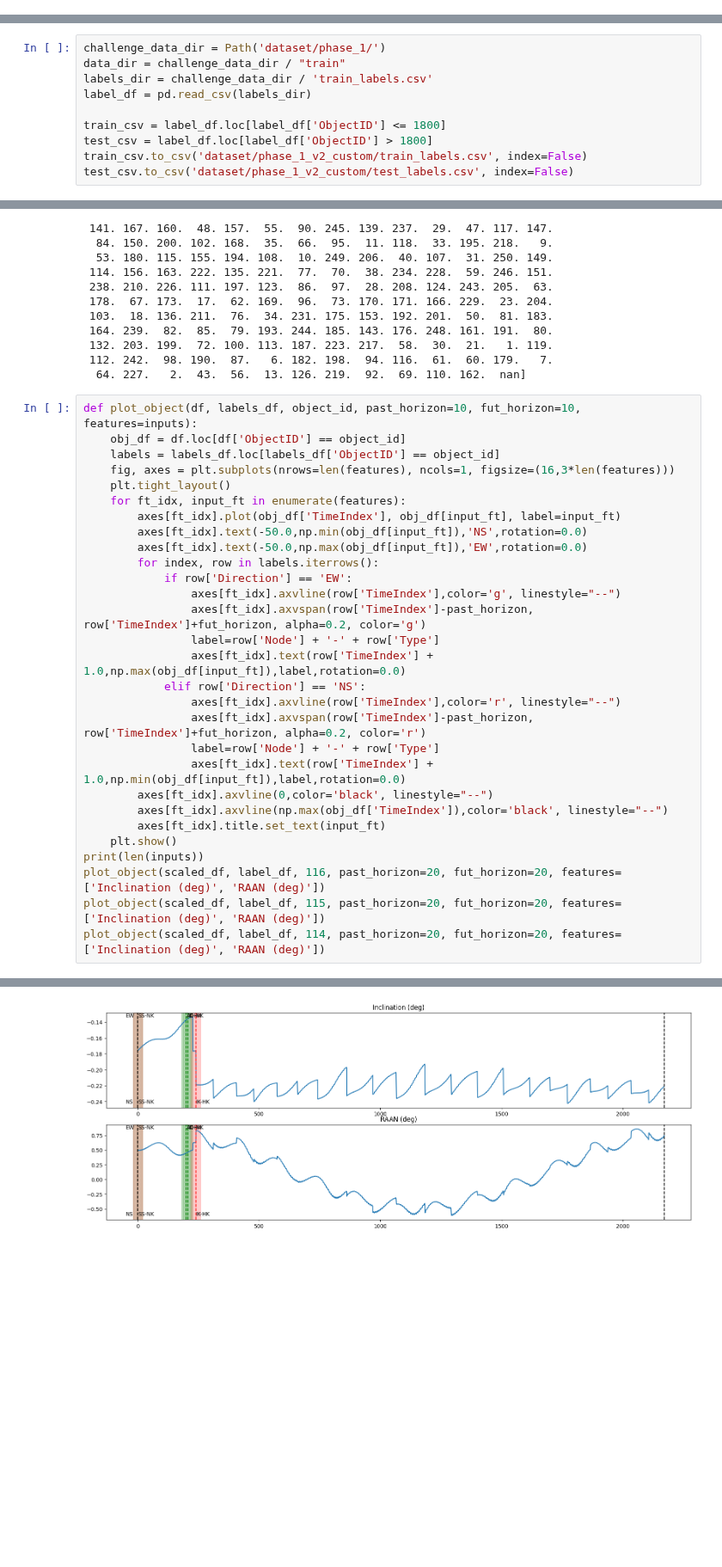
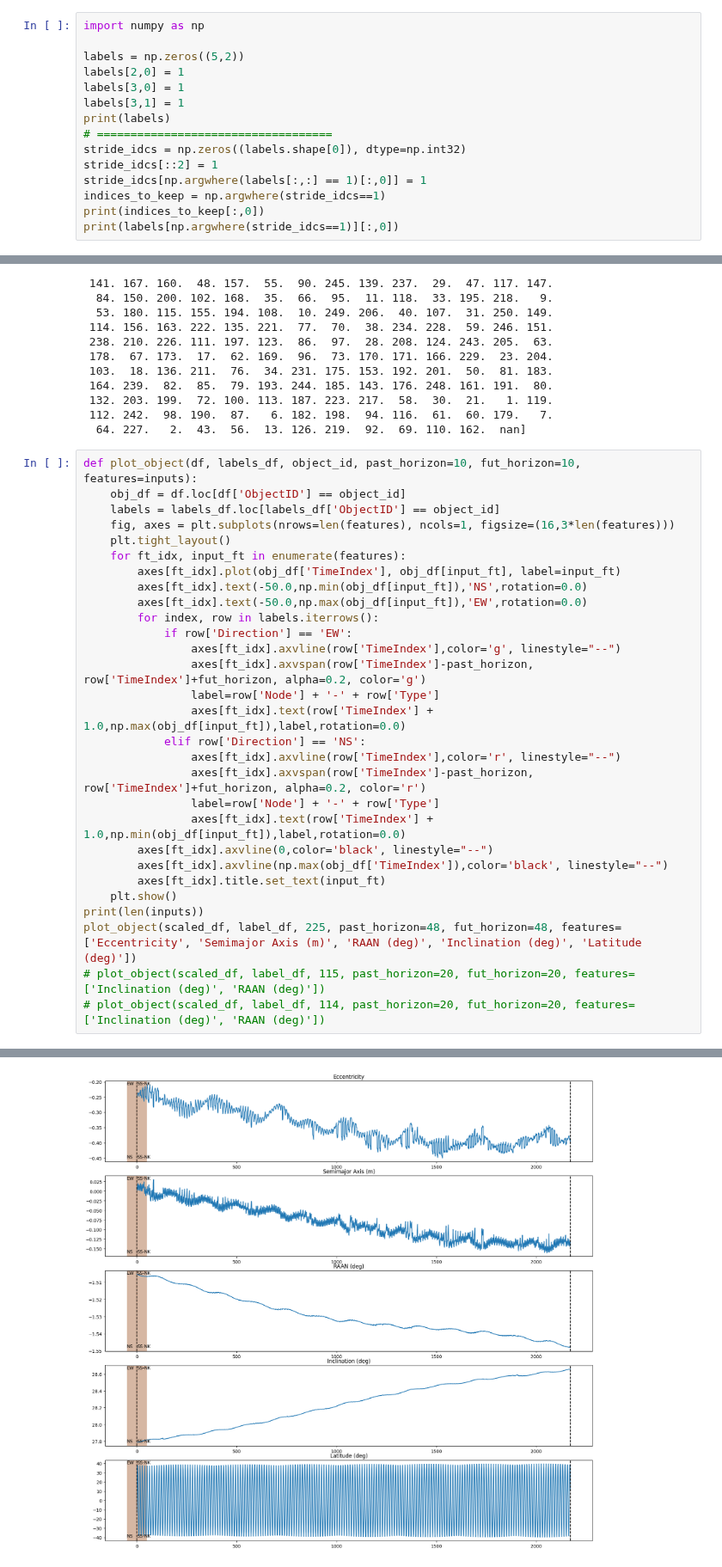
Before and after one commit to DavidBaldsiefen/splid-challenge, a Jupyter notebook: data_analysis.ipynb, the cells around one changed output, grey strips where cells are left out. Shown at 86% size. Saved outputs shown, nothing was run; the diff lists cells and outputs as text; blank space fills up the shorter version.

Commit message:
Various improvements to localizer, add keep-label-stride, update localizer sweeper

```diff
--- a/data_analysis.ipynb
+++ b/data_analysis.ipynb
@@ -21,0 +22,15 @@ To enable the following instructions: AVX2 FMA, in other operations, rebuild Ten
+# %%
+import numpy as np
+
+labels = np.zeros((5,2))
+labels[2,0] = 1
+labels[3,0] = 1
+labels[3,1] = 1
+print(labels)
+# ===================================
+stride_idcs = np.zeros((labels.shape[0]), dtype=np.int32)
+stride_idcs[::2] = 1
+stride_idcs[np.argwhere(labels[:,:] == 1)[:,0]] = 1
+indices_to_keep = np.argwhere(stride_idcs==1)
+print(indices_to_keep[:,0])
+print(labels[np.argwhere(stride_idcs==1)][:,0])
@@ -26,16 +52,6 @@ labels_dir = challenge_data_dir / 'train_labels.csv'
 
 split_dataframes = datahandler.load_and_prepare_dataframes(data_dir, labels_dir)
 label_df = pd.read_csv(labels_dir)
-# %%
-challenge_data_dir = Path('dataset/phase_1/')
-data_dir = challenge_data_dir / "train"
-labels_dir = challenge_data_dir / 'train_labels.csv'
-label_df = pd.read_csv(labels_dir)
-
-train_csv = label_df.loc[label_df['ObjectID'] <= 1800]
-test_csv = label_df.loc[label_df['ObjectID'] > 1800]
-train_csv.to_csv('dataset/phase_1_v2_custom/train_labels.csv', index=False)
-test_csv.to_csv('dataset/phase_1_v2_custom/test_labels.csv', index=False)
 # %%
 concatenated_dataframes = pd.concat(split_dataframes.values())
 # re-arrange columns
@@ -145,32 +161,32 @@ print(pd.unique(df['ObjectID']))
 # %%
 def plot_object(df, labels_df, object_id, past_horizon=10, fut_horizon=10, features=inputs):
     obj_df = df.loc[df['ObjectID'] == object_id]
     labels = labels_df.loc[labels_df['ObjectID'] == object_id]
     fig, axes = plt.subplots(nrows=len(features), ncols=1, figsize=(16,3*len(features)))
     plt.tight_layout()
     for ft_idx, input_ft in enumerate(features):
         axes[ft_idx].plot(obj_df['TimeIndex'], obj_df[input_ft], label=input_ft)
         axes[ft_idx].text(-50.0,np.min(obj_df[input_ft]),'NS',rotation=0.0)
         axes[ft_idx].text(-50.0,np.max(obj_df[input_ft]),'EW',rotation=0.0)
         for index, row in labels.iterrows():
             if row['Direction'] == 'EW':
                 axes[ft_idx].axvline(row['TimeIndex'],color='g', linestyle="--")
                 axes[ft_idx].axvspan(row['TimeIndex']-past_horizon, row['TimeIndex']+fut_horizon, alpha=0.2, color='g')
                 label=row['Node'] + '-' + row['Type']
                 axes[ft_idx].text(row['TimeIndex'] + 1.0,np.max(obj_df[input_ft]),label,rotation=0.0)
             elif row['Direction'] == 'NS':
                 axes[ft_idx].axvline(row['TimeIndex'],color='r', linestyle="--")
                 axes[ft_idx].axvspan(row['TimeIndex']-past_horizon, row['TimeIndex']+fut_horizon, alpha=0.2, color='r')
                 label=row['Node'] + '-' + row['Type']
                 axes[ft_idx].text(row['TimeIndex'] + 1.0,np.min(obj_df[input_ft]),label,rotation=0.0)
         axes[ft_idx].axvline(0,color='black', linestyle="--")
         axes[ft_idx].axvline(np.max(obj_df['TimeIndex']),color='black', linestyle="--")
         axes[ft_idx].title.set_text(input_ft)
     plt.show()
 print(len(inputs))
-plot_object(scaled_df, label_df, 116, past_horizon=20, fut_horizon=20, features=['Inclination (deg)', 'RAAN (deg)'])
-plot_object(scaled_df, label_df, 115, past_horizon=20, fut_horizon=20, features=['Inclination (deg)', 'RAAN (deg)'])
-plot_object(scaled_df, label_df, 114, past_horizon=20, fut_horizon=20, features=['Inclination (deg)', 'RAAN (deg)'])
+plot_object(scaled_df, label_df, 225, past_horizon=48, fut_horizon=48, features=['Eccentricity', 'Semimajor Axis (m)', 'RAAN (deg)', 'Inclination (deg)', 'Latitude (deg)'])
+# plot_object(scaled_df, label_df, 115, past_horizon=20, fut_horizon=20, features=['Inclination (deg)', 'RAAN (deg)'])
+# plot_object(scaled_df, label_df, 114, past_horizon=20, fut_horizon=20, features=['Inclination (deg)', 'RAAN (deg)'])
 # %% [output]
 15
-[figure, old version]
+[figure, new version]
```
Also changed, not shown: parts of 4 cells of this notebook, 10 other files.
